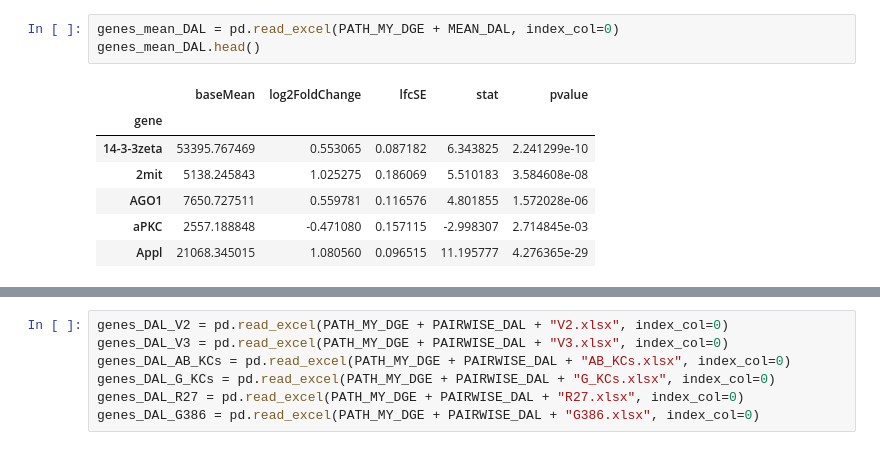
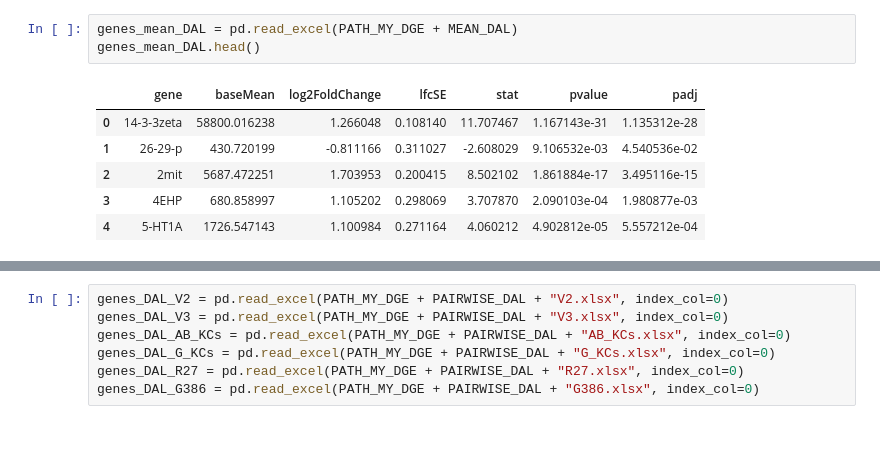
Before and after one commit to marieanselmet/genetic_link_metabolism_neurodegeneration, a Jupyter notebook: single_cell_RNAseq_MB/DGE_analysis_data.ipynb, the cells around one changed output, grey strips where cells are left out. Drawn from its saved outputs; the diff is of its cells as text.

```diff
--- a/single_cell_RNAseq_MB/DGE_analysis_data.ipynb
+++ b/single_cell_RNAseq_MB/DGE_analysis_data.ipynb
@@ -37,11 +104,10 @@ genes_LRT.head()
 # %%
-genes_mean_DAL = pd.read_excel(PATH_MY_DGE + MEAN_DAL, index_col=0)
+genes_mean_DAL = pd.read_excel(PATH_MY_DGE + MEAN_DAL)
 genes_mean_DAL.head()
 # %% [output]
-|  | baseMean | log2FoldChange | lfcSE | stat | pvalue |
-| gene |  |  |  |  |  |
-| 14-3-3zeta | 53395.767469 | 0.553065 | 0.087182 | 6.343825 | 2.241299e-10 |
-| 2mit | 5138.245843 | 1.025275 | 0.186069 | 5.510183 | 3.584608e-08 |
-| AGO1 | 7650.727511 | 0.559781 | 0.116576 | 4.801855 | 1.572028e-06 |
-| aPKC | 2557.188848 | -0.471080 | 0.157115 | -2.998307 | 2.714845e-03 |
-| Appl | 21068.345015 | 1.080560 | 0.096515 | 11.195777 | 4.276365e-29 |
+|  | gene | baseMean | log2FoldChange | lfcSE | stat | pvalue | padj |
+| 0 | 14-3-3zeta | 58800.016238 | 1.266048 | 0.108140 | 11.707467 | 1.167143e-31 | 1.135312e-28 |
+| 1 | 26-29-p | 430.720199 | -0.811166 | 0.311027 | -2.608029 | 9.106532e-03 | 4.540536e-02 |
+| 2 | 2mit | 5687.472251 | 1.703953 | 0.200415 | 8.502102 | 1.861884e-17 | 3.495116e-15 |
+| 3 | 4EHP | 680.858997 | 1.105202 | 0.298069 | 3.707870 | 2.090103e-04 | 1.980877e-03 |
+| 4 | 5-HT1A | 1726.547143 | 1.100984 | 0.271164 | 4.060212 | 4.902812e-05 | 5.557212e-04 |
```
Also changed, not shown: parts of 24 cells of this notebook.
